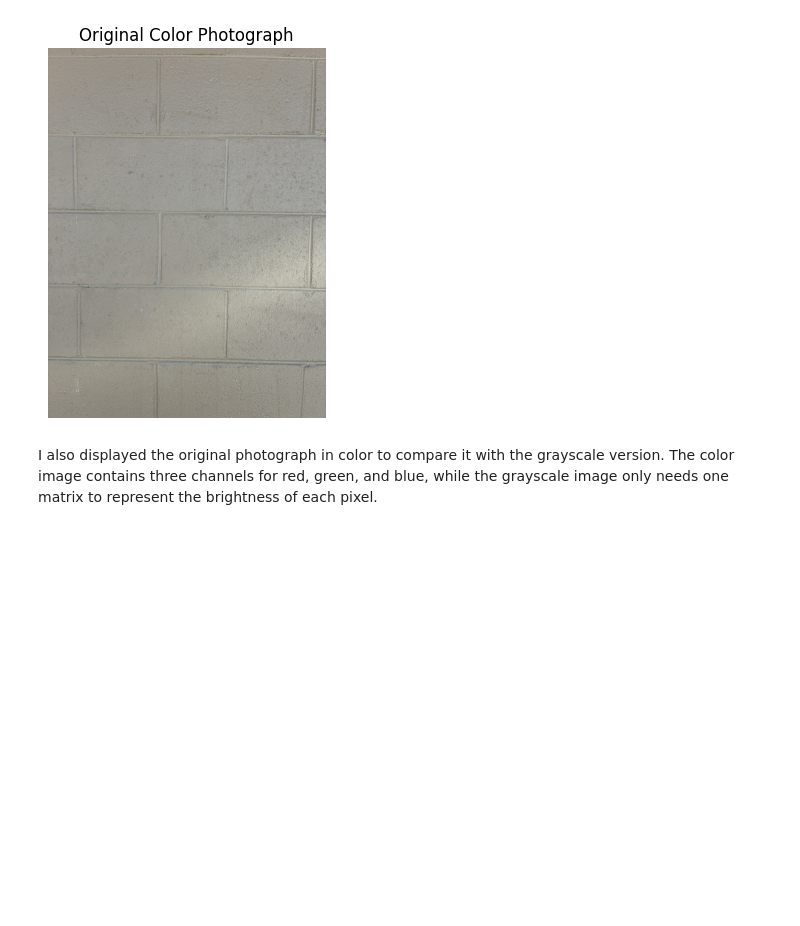
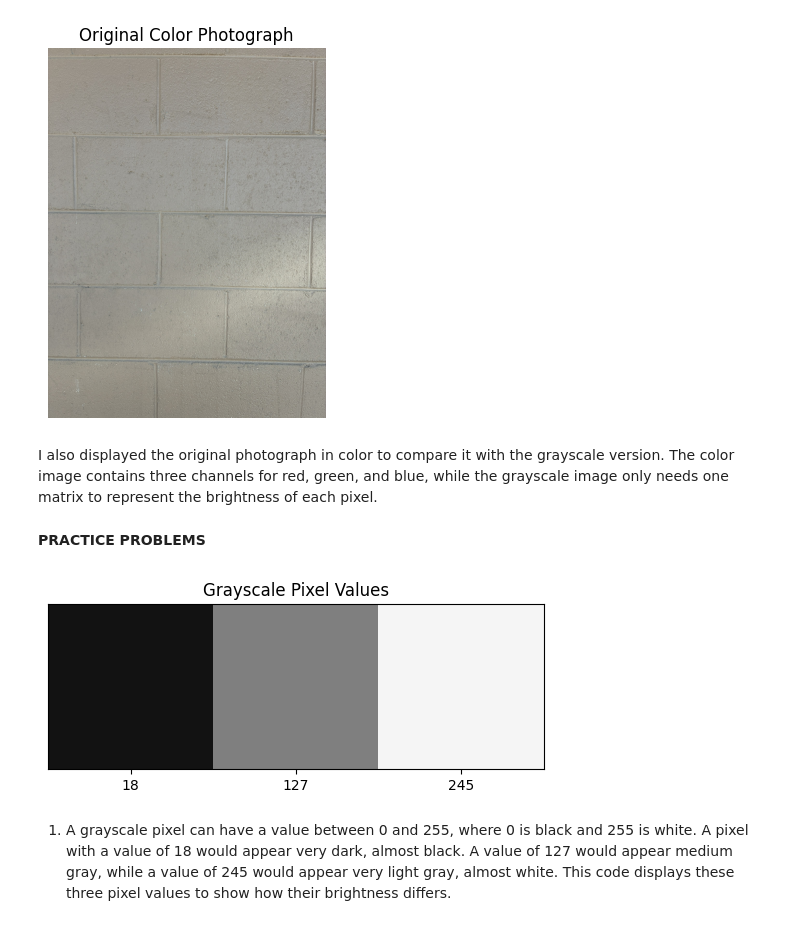
Before and after one commit to Drew-CSE/svd-image-transformation, a Jupyter notebook: notebooks/01_image_as_matrix.ipynb, the cells around one changed output. Drawn from its saved outputs; the diff is of its cells as text; code cells hidden in the pictures; blank space fills up the shorter version.

Commit message:
Did Practice Problem 1

```diff
--- a/notebooks/01_image_as_matrix.ipynb
+++ b/notebooks/01_image_as_matrix.ipynb
@@ -218,3 +218,17 @@ plt.show()
 [figure]
 # %% [markdown]
 I also displayed the original photograph in color to compare it with the grayscale version. The color image contains three channels for red, green, and blue, while the grayscale image only needs one matrix to represent the brightness of each pixel.
+# %% [markdown]
+**PRACTICE PROBLEMS**
+# %%
+pixels = np.array([[18, 127, 245]])
+
+plt.imshow(pixels, cmap="gray", vmin=0, vmax=255)
+plt.title("Grayscale Pixel Values")
+plt.xticks([0, 1, 2], ["18", "127", "245"])
+plt.yticks([])
+plt.show()
+# %% [output]
+[figure, added]
+# %% [markdown]
+1) A grayscale pixel can have a value between 0 and 255, where 0 is black and 255 is white. A pixel with a value of 18 would appear very dark, almost black. A value of 127 would appear medium gray, while a value of 245 would appear very light gray, almost white. This code displays these three pixel values to show how their brightness differs.
```
